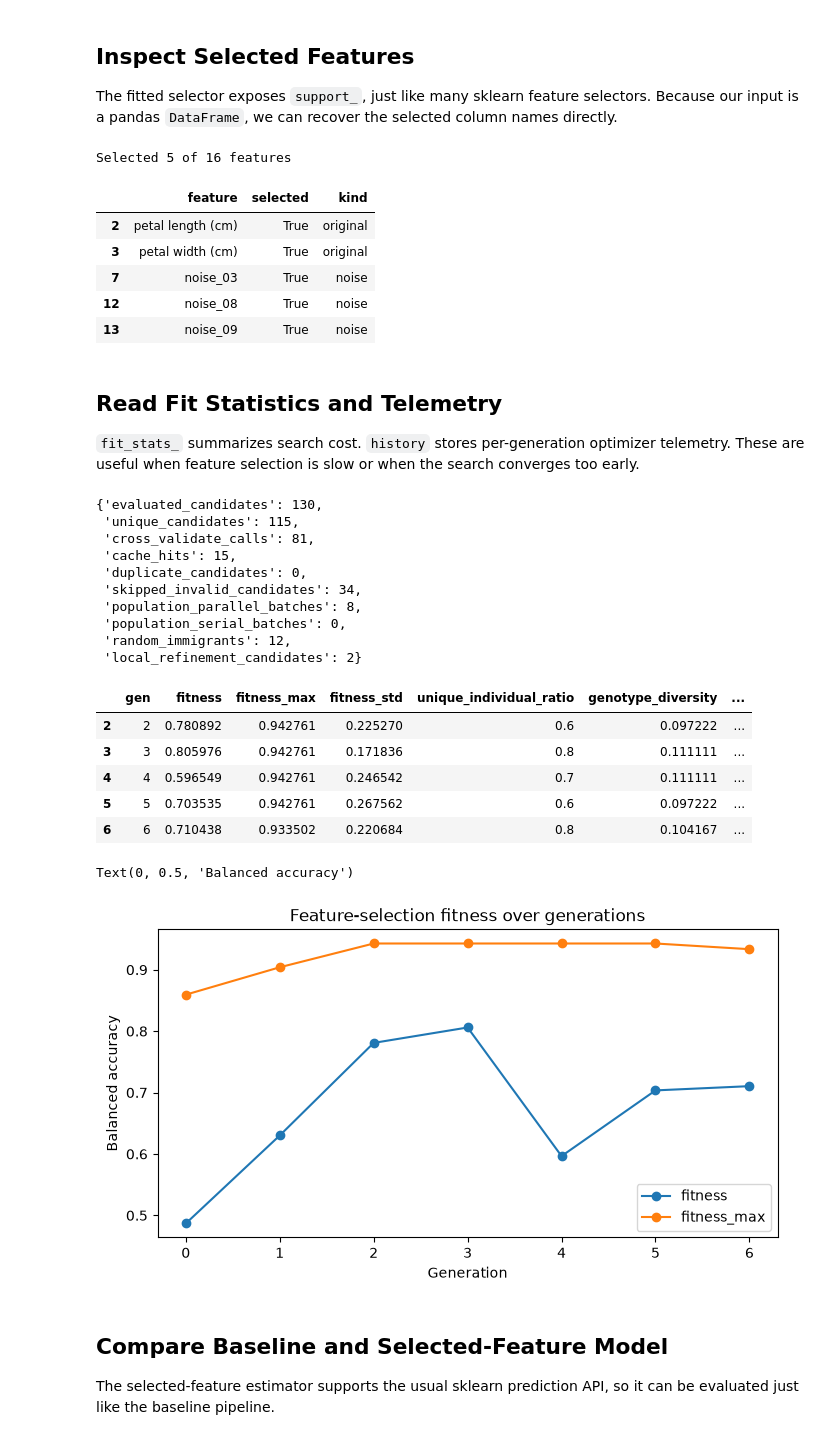
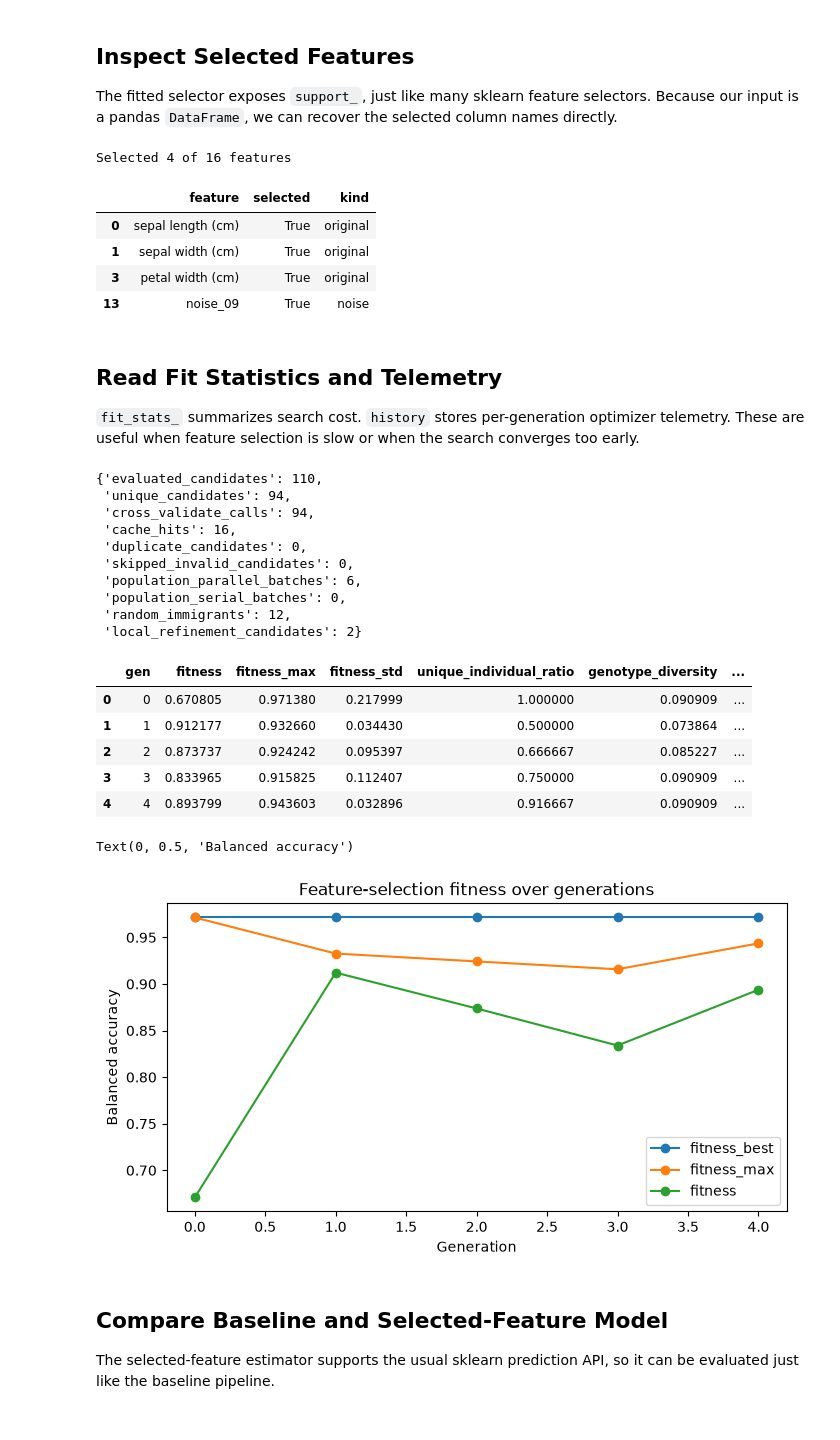
Before and after one commit to rodrigo-arenas/Sklearn-genetic-opt, a Jupyter notebook: docs/notebooks/Iris_feature_selection.ipynb, the cells around one changed output. Saved outputs shown, nothing was run; the diff lists cells and outputs as text; code cells hidden in the pictures.

```diff
--- a/docs/notebooks/Iris_feature_selection.ipynb
+++ b/docs/notebooks/Iris_feature_selection.ipynb
@@ -120,8 +120,8 @@ selector = GAFeatureSelectionCV(
     estimator=make_svc_pipeline(),
     cv=cv,
     scoring="balanced_accuracy",
-    population_size=10,
-    generations=6,
+    population_size=12,
+    generations=10,
     crossover_probability=ExponentialAdapter(initial_value=0.8, end_value=0.4, adaptive_rate=0.15),
     mutation_probability=InverseAdapter(initial_value=0.30, end_value=0.08, adaptive_rate=0.25),
     tournament_size=3,
@@ -147,8 +147,8 @@ selector = GAFeatureSelectionCV(
 )
 
 callbacks = [
-    DeltaThreshold(threshold=0.001, generations=3, metric="fitness"),
-    ConsecutiveStopping(generations=5, metric="fitness"),
+    DeltaThreshold(threshold=0.001, generations=5, metric="fitness_best"),
+    ConsecutiveStopping(generations=7, metric="fitness_best"),
     TimerStopping(total_seconds=90),
 ]
 
@@ -194,12 +194,11 @@ selected_summary = pd.DataFrame(
 print(f"Selected {len(selected_features)} of {X_train.shape[1]} features")
 selected_summary[selected_summary["selected"]]
 # %% [output]
-Selected 5 of 16 features
+Selected 4 of 16 features
 |  | feature | selected | kind |
-| 2 | petal length (cm) | True | original |
+| 0 | sepal length (cm) | True | original |
+| 1 | sepal width (cm) | True | original |
 | 3 | petal width (cm) | True | original |
-| 7 | noise_03 | True | noise |
-| 12 | noise_08 | True | noise |
 | 13 | noise_09 | True | noise |
 # %% [markdown]
 ## Read Fit Statistics and Telemetry
@@ -208,13 +207,13 @@ Selected 5 of 16 features
 # %%
 selector.fit_stats_
 # %% [output]
-{'evaluated_candidates': 130,
- 'unique_candidates': 115,
- 'cross_validate_calls': 81,
- 'cache_hits': 15,
+{'evaluated_candidates': 110,
+ 'unique_candidates': 94,
+ 'cross_validate_calls': 94,
+ 'cache_hits': 16,
  'duplicate_candidates': 0,
- 'skipped_invalid_candidates': 34,
- 'population_parallel_batches': 8,
+ 'skipped_invalid_candidates': 0,
+ 'population_parallel_batches': 6,
  'population_serial_batches': 0,
  'random_immigrants': 12,
  'local_refinement_candidates': 2}
@@ -234,19 +233,19 @@ telemetry_columns = [
 history[[column for column in telemetry_columns if column in history.columns]].tail()
 # %% [output]
 |  | gen | fitness | fitness_max | fitness_std | unique_individual_ratio | genotype_diversity | ... |
-| 2 | 2 | 0.780892 | 0.942761 | 0.225270 | 0.6 | 0.097222 | ... |
-| 3 | 3 | 0.805976 | 0.942761 | 0.171836 | 0.8 | 0.111111 | ... |
-| 4 | 4 | 0.596549 | 0.942761 | 0.246542 | 0.7 | 0.111111 | ... |
-| 5 | 5 | 0.703535 | 0.942761 | 0.267562 | 0.6 | 0.097222 | ... |
-| 6 | 6 | 0.710438 | 0.933502 | 0.220684 | 0.8 | 0.104167 | ... |
+| 0 | 0 | 0.670805 | 0.971380 | 0.217999 | 1.000000 | 0.090909 | ... |
+| 1 | 1 | 0.912177 | 0.932660 | 0.034430 | 0.500000 | 0.073864 | ... |
+| 2 | 2 | 0.873737 | 0.924242 | 0.095397 | 0.666667 | 0.085227 | ... |
+| 3 | 3 | 0.833965 | 0.915825 | 0.112407 | 0.750000 | 0.090909 | ... |
+| 4 | 4 | 0.893799 | 0.943603 | 0.032896 | 0.916667 | 0.090909 | ... |
 # %%
-ax = history.plot(x="gen", y=["fitness", "fitness_max"], marker="o", figsize=(8, 4))
+ax = history.plot(x="gen", y=["fitness_best", "fitness_max", "fitness"], marker="o", figsize=(8, 4))
 ax.set_title("Feature-selection fitness over generations")
 ax.set_xlabel("Generation")
 ax.set_ylabel("Balanced accuracy")
 # %% [output]
 Text(0, 0.5, 'Balanced accuracy')
-[figure, old version]
+[figure, new version]
 # %% [markdown]
 ## Compare Baseline and Selected-Feature Model
 
```
Also changed, not shown: parts of 3 cells of this notebook, 22 other files.
